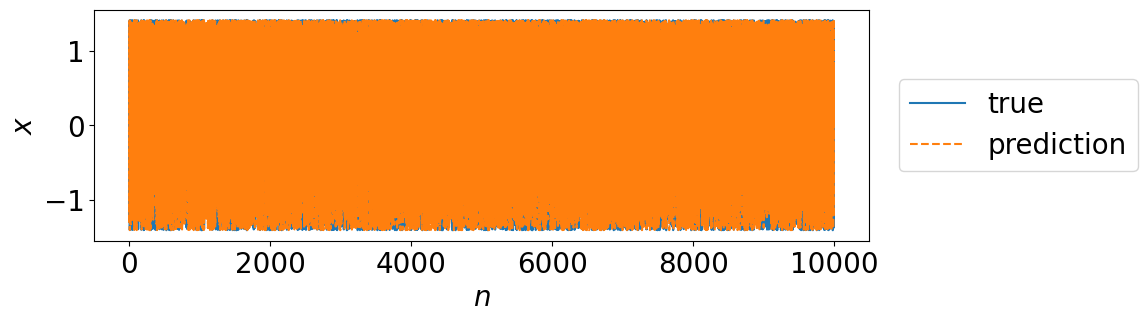
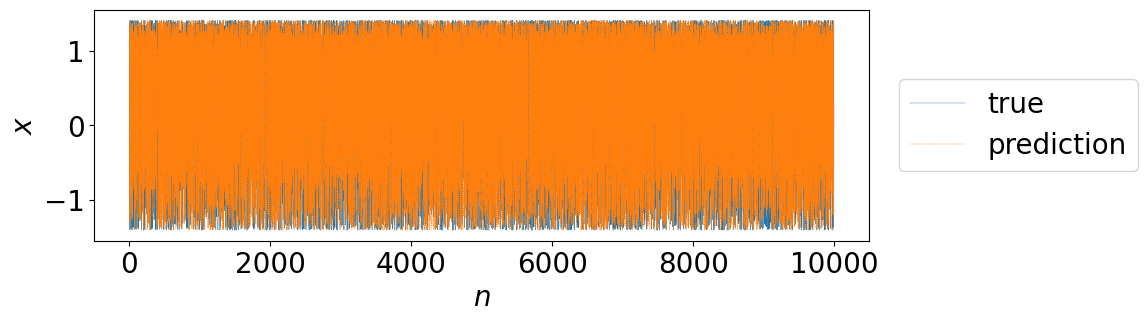
Unified diff of the notebook cell whose output changed from the first chart to the second:
--- before
+++ after
@@ -31,6 +31,6 @@
 
 plt.figure(figsize=[10,3])
-plt.plot(xtest[warmup+1:prednum+warmup+1],label='true')
-plt.plot(preds[0],'--',label='prediction')
+plt.plot(xtest[warmup+1:prednum+warmup+1], lw=.3, label='true')
+plt.plot(preds[0],'--', lw=.3,label='prediction')
 plt.xlabel('$n$')
 plt.ylabel('$x$')
@@ -39,6 +39,6 @@
 
 plt.figure(figsize=[10,3])
-plt.hist(xtest[warmup+1:prednum+warmup+1],label='true')
-plt.hist(preds[0],label='prediction')
+plt.hist(xtest[warmup+1:prednum+warmup+1], bins = 50, label='true')
+plt.hist(preds[0], bins = 50, label='prediction')
 plt.ylabel('counts')
 plt.xlabel('$x$')

Commit: fixes on logistic map tutorial